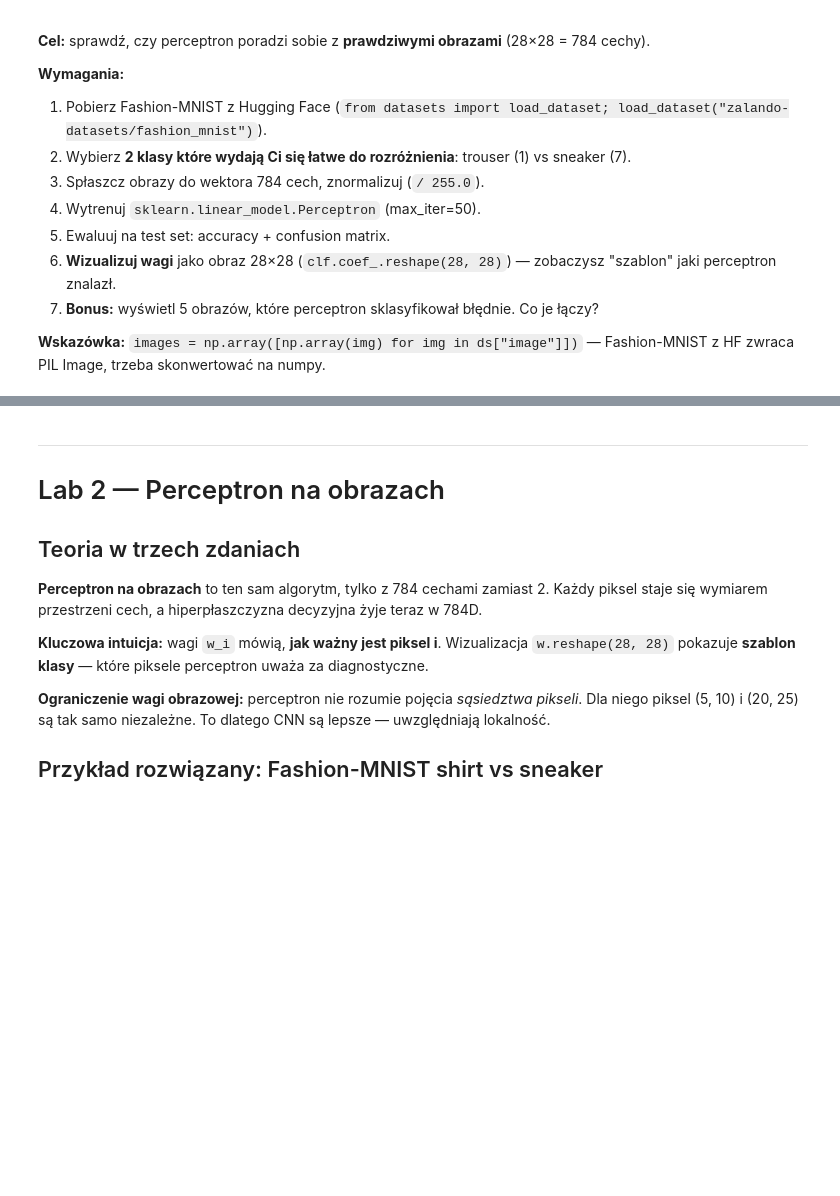
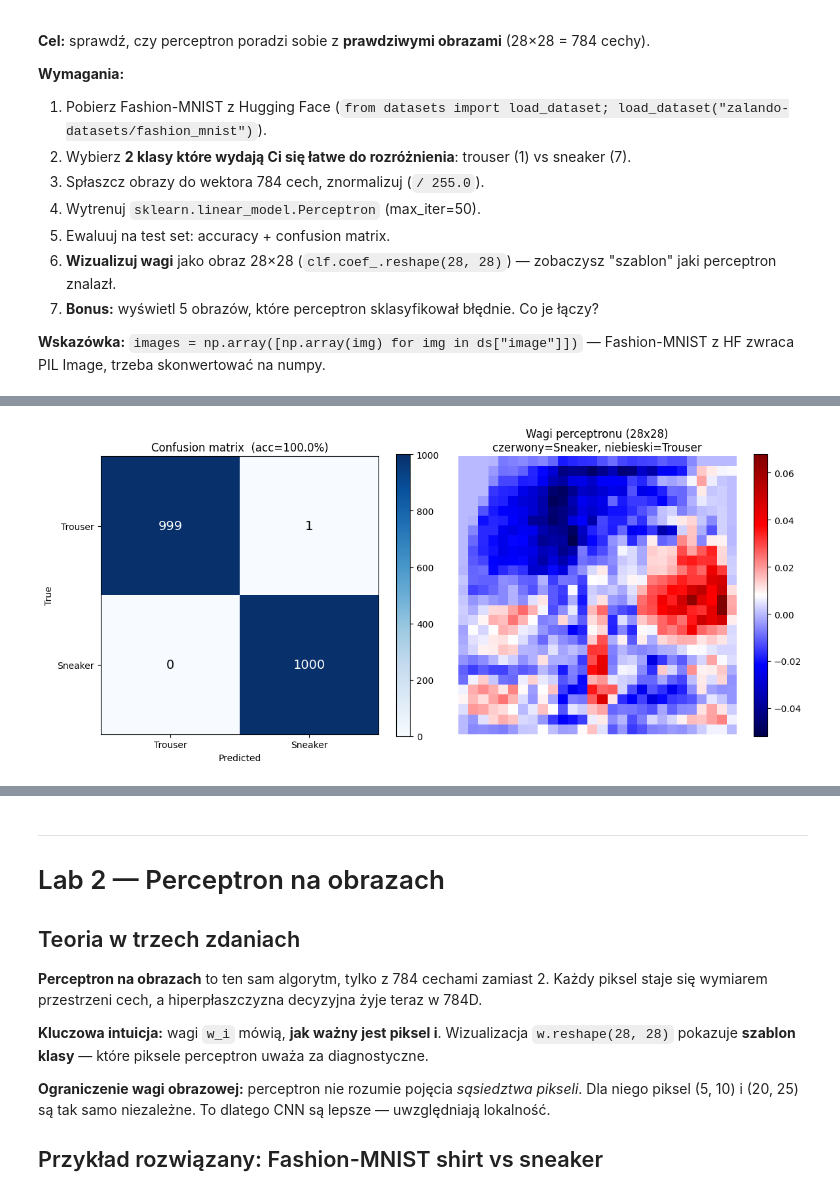
Before and after one commit to zonel/BAI_LAB_TASK, a Jupyter notebook: zestaw_zaliczeniowy/BAI_Zestaw_Zaliczeniowy.ipynb, the cells around one changed output, grey strips where cells are left out. Drawn from its saved outputs; the diff is of its cells as text; code cells hidden in the pictures; blank space fills up the shorter version.

```diff
--- a/zestaw_zaliczeniowy/BAI_Zestaw_Zaliczeniowy.ipynb
+++ b/zestaw_zaliczeniowy/BAI_Zestaw_Zaliczeniowy.ipynb
@@ -147,0 +156,82 @@ from sklearn.metrics import confusion_matrix
+# %%
+# Zadanie 1.1 — Perceptron na Fashion-MNIST (Trouser vs Sneaker)
+from datasets import load_dataset
+from sklearn.linear_model import Perceptron
+from sklearn.metrics import confusion_matrix
+import numpy as np
+import matplotlib.pyplot as plt
+
+# 1. Pobierz Fashion-MNIST
+fashion_11 = load_dataset("zalando-datasets/fashion_mnist")
+
+CLASS_A, CLASS_B = 1, 7  # Trouser=1, Sneaker=7
+CLASS_LABELS = ["Trouser", "Sneaker"]
+
+# 2-3. Filtruj klasy, spłaszcz i normalizuj
+def extract_two(split, ca, cb):
+    labels = np.array(fashion_11[split]["label"], dtype=np.int32)
+    mask = np.isin(labels, [ca, cb])
+    idx = np.where(mask)[0]
+    subset = fashion_11[split].select(idx.tolist())
+    imgs = np.array([np.array(img) for img in subset["image"]], dtype=np.float32) / 255.0
+    y = (labels[idx] == cb).astype(int)
+    return imgs.reshape(len(idx), -1), y
+
+X_tr11, y_tr11 = extract_two("train", CLASS_A, CLASS_B)
+X_te11, y_te11 = extract_two("test",  CLASS_A, CLASS_B)
+print(f"Train: {X_tr11.shape}, Test: {X_te11.shape}")
+
+# 4. Wytrenuj Perceptron
+clf11 = Perceptron(max_iter=50, eta0=0.01, random_state=42)
+clf11.fit(X_tr11, y_tr11)
+acc = clf11.score(X_te11, y_te11)
+print(f"Test accuracy: {acc:.3f}")
+
+# 5. Confusion matrix
+y_pred11 = clf11.predict(X_te11)
+cm = confusion_matrix(y_te11, y_pred11)
+
+fig, axes = plt.subplots(1, 2, figsize=(12, 5))
+
+ax = axes[0]
+im = ax.imshow(cm, cmap="Blues")
+ax.set_xticks([0, 1]); ax.set_yticks([0, 1])
+ax.set_xticklabels(CLASS_LABELS); ax.set_yticklabels(CLASS_LABELS)
+ax.set_xlabel("Predicted"); ax.set_ylabel("True")
+ax.set_title(f"Confusion matrix  (acc={acc:.1%})")
+for i in range(2):
+    for j in range(2):
+        ax.text(j, i, cm[i, j], ha="center", va="center",
+                color="white" if cm[i, j] > cm.max()/2 else "black", fontsize=14)
+plt.colorbar(im, ax=ax)
+
+# 6. Wizualizacja wag jako obraz 28x28
+w_img = clf11.coef_.reshape(28, 28)
+im2 = axes[1].imshow(w_img, cmap="seismic")
+axes[1].set_title("Wagi perceptronu (28x28)\nczerwony=Sneaker, niebieski=Trouser")
+axes[1].axis("off")
+plt.colorbar(im2, ax=axes[1])
+
+plt.tight_layout()
+plt.show()
+
+# 7. Bonus: 5 błędnie sklasyfikowanych
+wrong = np.where(y_pred11 != y_te11)[0]
+if len(wrong) > 0:
+    fig2, axes2 = plt.subplots(1, min(5, len(wrong)), figsize=(13, 3))
+    axes2 = np.atleast_1d(axes2)
+    for j, idx in enumerate(wrong[:5]):
+        axes2[j].imshow(X_te11[idx].reshape(28, 28), cmap="gray")
+        true_lbl = CLASS_LABELS[y_te11[idx]]
+        pred_lbl = CLASS_LABELS[y_pred11[idx]]
+        axes2[j].set_title(f"True: {true_lbl}\nPred: {pred_lbl}", color="red", fontsize=9)
+        axes2[j].axis("off")
+    plt.suptitle("5 blednie sklasyfikowanych przykladow", fontsize=12)
+    plt.tight_layout()
+    plt.show()
+    print(f"Lacznie bledow: {len(wrong)} / {len(y_te11)} ({len(wrong)/len(y_te11):.1%})")
+
+# assert dla acceptance criteria
+assert acc > 0.95, f"Oczekiwana acc > 0.95, got {acc:.3f}"
+print("[OK] acc > 0.95 — acceptance criteria spelnione")
+# %% [output]
@@ -147,0 +241 @@ from sklearn.metrics import confusion_matrix
+[figure, added]
```
Also changed, not shown: parts of 23 cells of this notebook.
